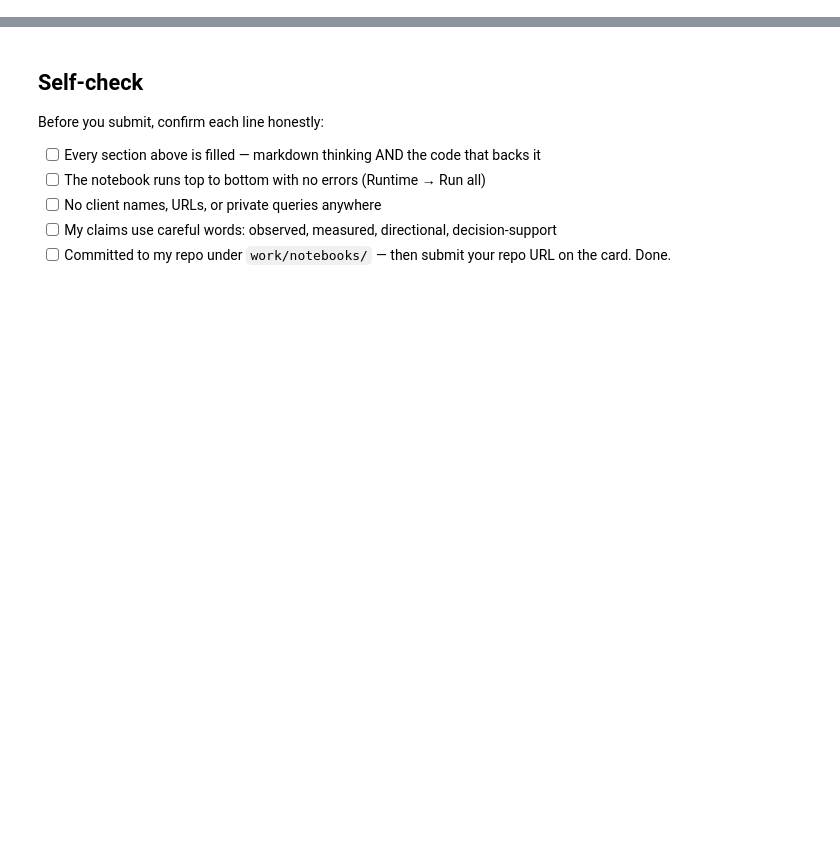
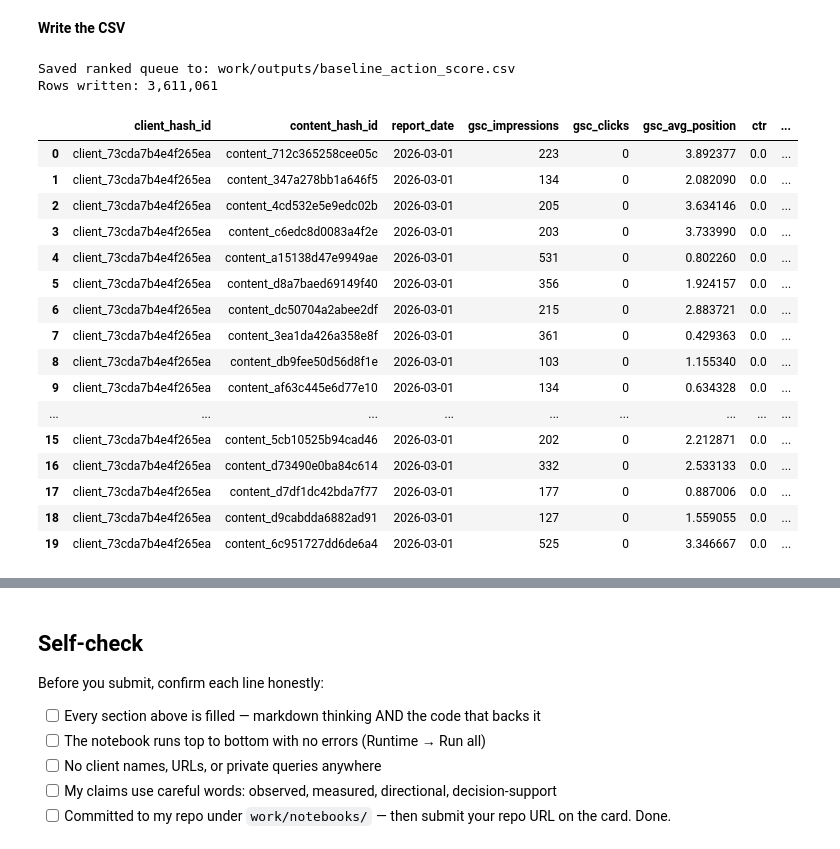
Before and after one commit to QuratulainAzhar22/flyrank-ml-work, a Jupyter notebook: work/notebooks/w04_baseline_score.ipynb, the cells around one changed output, grey strips where cells are left out. Saved outputs shown, nothing was run; the diff lists cells and outputs as text; code cells hidden in the pictures; blank space fills up the shorter version.

```diff
--- a/work/notebooks/w04_baseline_score.ipynb
+++ b/work/notebooks/w04_baseline_score.ipynb
@@ -12,0 +11,22 @@ This skeleton is yours to fill. Work the sections **in order** — each one has
+# %%
+# This cell is for CODE (numbers, a query, a check).
+# Write your text answer in the cell ABOVE this one — typing sentences here breaks Run All.
+from google.colab import userdata
+import duckdb
+
+HF_TOKEN = userdata.get("My_Read_Token")
+
+con = duckdb.connect()
+
+con.execute(
+    f"""
+    CREATE SECRET hf_secret (
+        TYPE huggingface,
+        TOKEN '{HF_TOKEN}'
+    )
+    """
+)
+
+rel = "hf://datasets/FlyRank/internship-warehouse"
+
+print("Hugging Face connection configured.")
@@ -12,0 +432,33 @@ This skeleton is yours to fill. Work the sections **in order** — each one has
+# %% [markdown]
+**Write the CSV**
+# %%
+output_path = Path("work/outputs/baseline_action_score.csv")
+output_path.parent.mkdir(parents=True, exist_ok=True)
+
+queue.to_csv(output_path, index=False)
+
+print(f"Saved ranked queue to: {output_path}")
+print(f"Rows written: {len(queue):,}")
+# %% [output]
+Saved ranked queue to: work/outputs/baseline_action_score.csv
+Rows written: 3,611,061
+# %%
+queue.head(20)
+# %% [output]
+|  | client_hash_id | content_hash_id | report_date | gsc_impressions | gsc_clicks | gsc_avg_position | ctr | ... |
+| 0 | client_73cda7b4e4f265ea | content_712c365258cee05c | 2026-03-01 | 223 | 0 | 3.892377 | 0.0 | ... |
+| 1 | client_73cda7b4e4f265ea | content_347a278bb1a646f5 | 2026-03-01 | 134 | 0 | 2.082090 | 0.0 | ... |
+| 2 | client_73cda7b4e4f265ea | content_4cd532e5e9edc02b | 2026-03-01 | 205 | 0 | 3.634146 | 0.0 | ... |
+| 3 | client_73cda7b4e4f265ea | content_c6edc8d0083a4f2e | 2026-03-01 | 203 | 0 | 3.733990 | 0.0 | ... |
+| 4 | client_73cda7b4e4f265ea | content_a15138d47e9949ae | 2026-03-01 | 531 | 0 | 0.802260 | 0.0 | ... |
+| 5 | client_73cda7b4e4f265ea | content_d8a7baed69149f40 | 2026-03-01 | 356 | 0 | 1.924157 | 0.0 | ... |
+| 6 | client_73cda7b4e4f265ea | content_dc50704a2abee2df | 2026-03-01 | 215 | 0 | 2.883721 | 0.0 | ... |
+| 7 | client_73cda7b4e4f265ea | content_3ea1da426a358e8f | 2026-03-01 | 361 | 0 | 0.429363 | 0.0 | ... |
+| 8 | client_73cda7b4e4f265ea | content_db9fee50d56d8f1e | 2026-03-01 | 103 | 0 | 1.155340 | 0.0 | ... |
+| 9 | client_73cda7b4e4f265ea | content_af63c445e6d77e10 | 2026-03-01 | 134 | 0 | 0.634328 | 0.0 | ... |
+| ... | ... | ... | ... | ... | ... | ... | ... | ... |
+| 15 | client_73cda7b4e4f265ea | content_5cb10525b94cad46 | 2026-03-01 | 202 | 0 | 2.212871 | 0.0 | ... |
+| 16 | client_73cda7b4e4f265ea | content_d73490e0ba84c614 | 2026-03-01 | 332 | 0 | 2.533133 | 0.0 | ... |
+| 17 | client_73cda7b4e4f265ea | content_d7df1dc42bda7f77 | 2026-03-01 | 177 | 0 | 0.887006 | 0.0 | ... |
+| 18 | client_73cda7b4e4f265ea | content_d9cabdda6882ad91 | 2026-03-01 | 127 | 0 | 1.559055 | 0.0 | ... |
+| 19 | client_73cda7b4e4f265ea | content_6c951727dd6de6a4 | 2026-03-01 | 525 | 0 | 3.346667 | 0.0 | ... |
```
Also changed, not shown: parts of 30 cells of this notebook.
